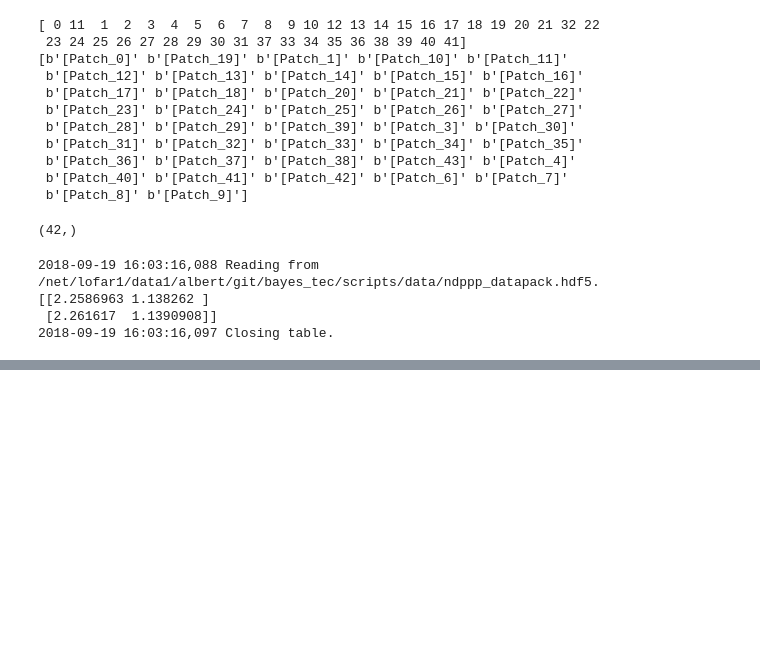
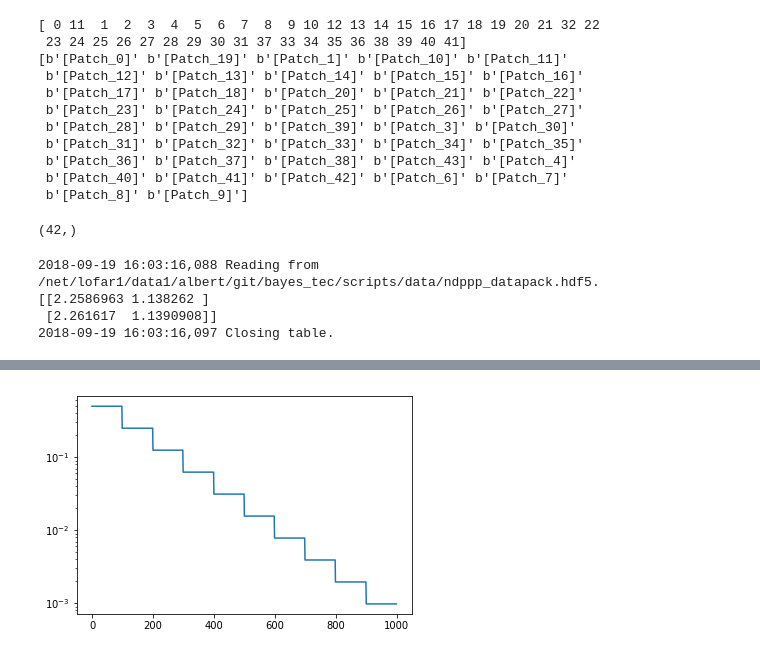
Before and after one commit to Joshuaalbert/bayes_tec, a Jupyter notebook: notebooks/devel/solver_scratch.ipynb, the cells around one changed output, grey strips where cells are left out. Saved outputs shown, nothing was run; the diff lists cells and outputs as text; code cells hidden in the pictures; blank space fills up the shorter version.

```diff
--- a/notebooks/devel/solver_scratch.ipynb
+++ b/notebooks/devel/solver_scratch.ipynb
@@ -21,5 +10,0 @@ with DataPack('../../scripts/data/ndppp_datapack.hdf5',readonly=True) as datapac
-# %%
-print(len(patch_names))
-import numpy as np
-u, i = np.unique(patch_names,return_index=True)
-print(len(u))
@@ -120,0 +297,22 @@ with datapack:
+# %%
+import tensorflow as tf
+import pylab as plt
+
+iters = 1000
+with tf.Session(graph=tf.Graph()) as sess:
+    gs = tf.Variable(0,trainable=False)
+    decay_steps=iters//10
+    decay_rate=1./2.
+    lr = tf.train.exponential_decay(0.5,gs,decay_steps,decay_rate,staircase=True)
+    sess.run(tf.global_variables_initializer())
+    ig = tf.assign_add(gs,1)
+
+    _l = []
+    for i in range(iters):
+        l,_ = sess.run([lr,ig])
+        _l.append(l)
+plt.plot(_l)
+plt.yscale('log')
+plt.show()
+# %% [output]
+[figure, added]
```
Also changed, not shown: parts of 13 cells of this notebook, 8 other files.
